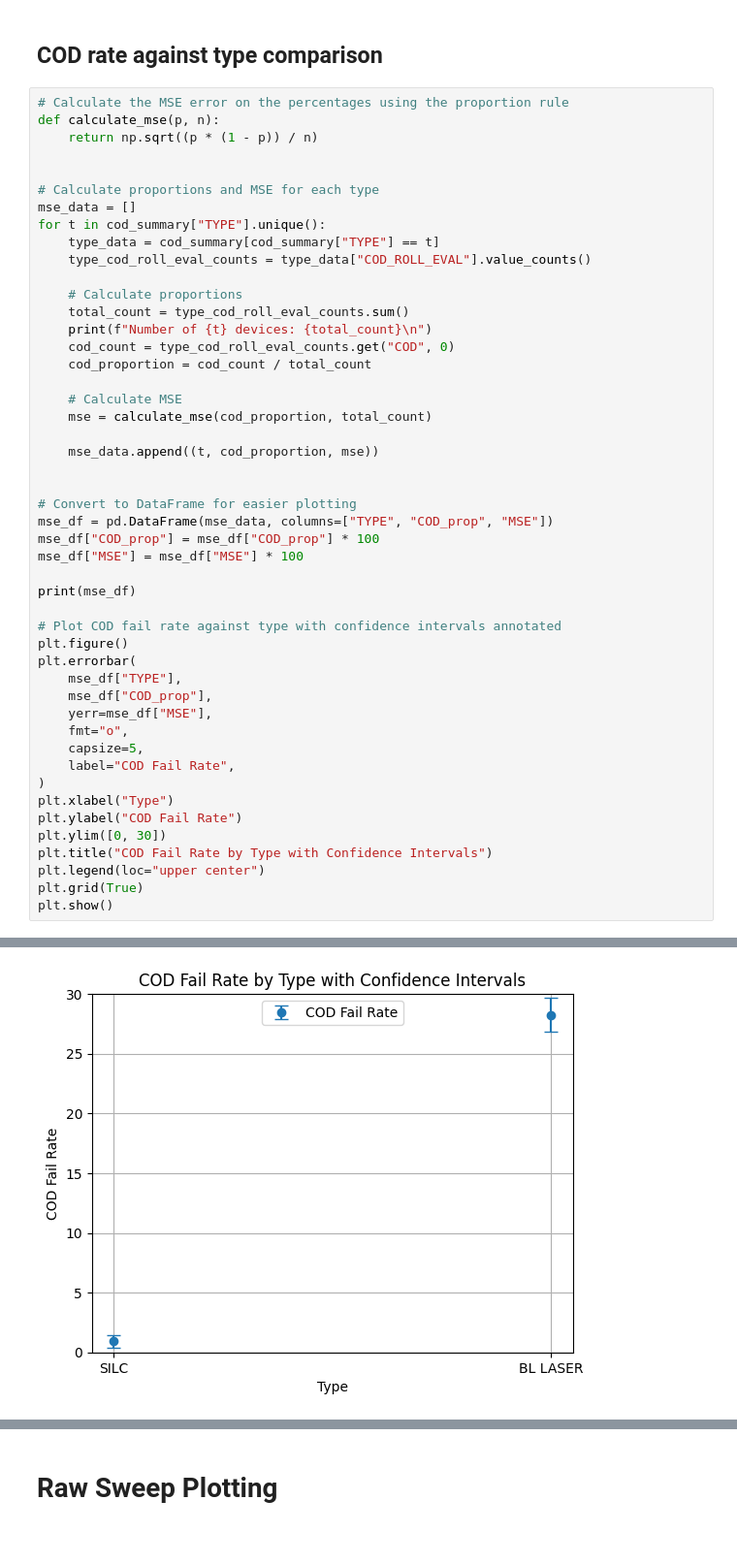
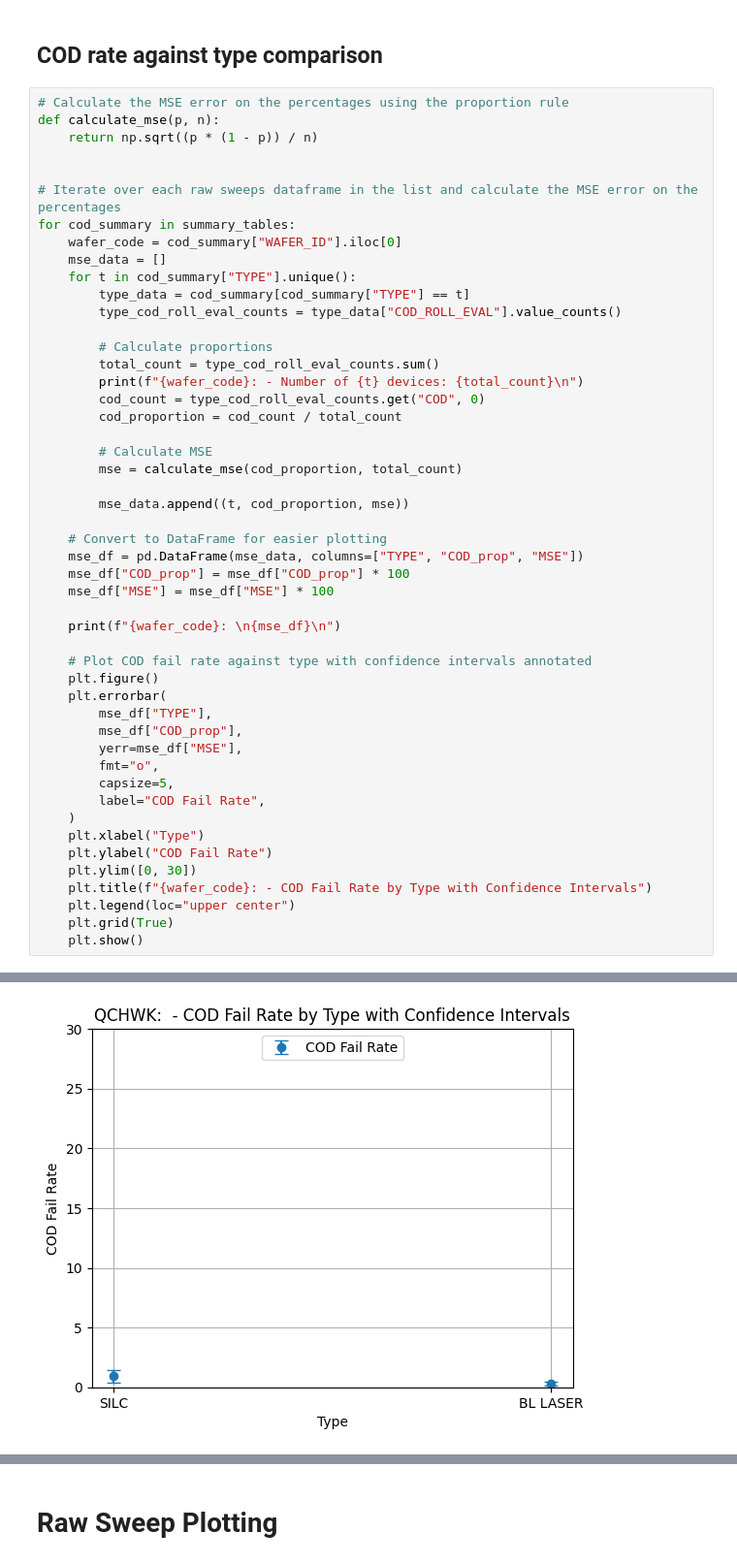
Before and after one commit to VadanKhan/liv-cod-algorithm, a Jupyter notebook: liv_cod_algorithm/cod_algorithm.ipynb, the cells around one changed output, grey strips where cells are left out. Shown at 97% size. Drawn from its saved outputs; the diff is of its cells as text.

Commit message:
Updated COD rate against type to be updated for multiple sample analysis

```diff
--- a/liv_cod_algorithm/cod_algorithm.ipynb
+++ b/liv_cod_algorithm/cod_algorithm.ipynb
@@ -504,46 +462,47 @@ def calculate_mse(p, n):
     return np.sqrt((p * (1 - p)) / n)
 
 
-# Calculate proportions and MSE for each type
-mse_data = []
-for t in cod_summary["TYPE"].unique():
-    type_data = cod_summary[cod_summary["TYPE"] == t]
-    type_cod_roll_eval_counts = type_data["COD_ROLL_EVAL"].value_counts()
+# Iterate over each raw sweeps dataframe in the list and calculate the MSE error on the percentages
+for cod_summary in summary_tables:
+    wafer_code = cod_summary["WAFER_ID"].iloc[0]
+    mse_data = []
+    for t in cod_summary["TYPE"].unique():
+        type_data = cod_summary[cod_summary["TYPE"] == t]
+        type_cod_roll_eval_counts = type_data["COD_ROLL_EVAL"].value_counts()
 
-    # Calculate proportions
-    total_count = type_cod_roll_eval_counts.sum()
-    print(f"Number of {t} devices: {total_count}\n")
-    cod_count = type_cod_roll_eval_counts.get("COD", 0)
-    cod_proportion = cod_count / total_count
+        # Calculate proportions
+        total_count = type_cod_roll_eval_counts.sum()
+        print(f"{wafer_code}: - Number of {t} devices: {total_count}\n")
+        cod_count = type_cod_roll_eval_counts.get("COD", 0)
+        cod_proportion = cod_count / total_count
 
-    # Calculate MSE
-    mse = calculate_mse(cod_proportion, total_count)
+        # Calculate MSE
+        mse = calculate_mse(cod_proportion, total_count)
 
-    mse_data.append((t, cod_proportion, mse))
+        mse_data.append((t, cod_proportion, mse))
 
+    # Convert to DataFrame for easier plotting
+    mse_df = pd.DataFrame(mse_data, columns=["TYPE", "COD_prop", "MSE"])
+    mse_df["COD_prop"] = mse_df["COD_prop"] * 100
+    mse_df["MSE"] = mse_df["MSE"] * 100
 
-# Convert to DataFrame for easier plotting
-mse_df = pd.DataFrame(mse_data, columns=["TYPE", "COD_prop", "MSE"])
-mse_df["COD_prop"] = mse_df["COD_prop"] * 100
-mse_df["MSE"] = mse_df["MSE"] * 100
+    print(f"{wafer_code}: \n{mse_df}\n")
 
-print(mse_df)
-
-# Plot COD fail rate against type with confidence intervals annotated
-plt.figure()
-plt.errorbar(
-    mse_df["TYPE"],
-    mse_df["COD_prop"],
-    yerr=mse_df["MSE"],
-    fmt="o",
-    capsize=5,
-    label="COD Fail Rate",
-)
-plt.xlabel("Type")
-plt.ylabel("COD Fail Rate")
-plt.ylim([0, 30])
-plt.title("COD Fail Rate by Type with Confidence Intervals")
-plt.legend(loc="upper center")
-plt.grid(True)
-plt.show()
+    # Plot COD fail rate against type with confidence intervals annotated
+    plt.figure()
+    plt.errorbar(
+        mse_df["TYPE"],
+        mse_df["COD_prop"],
+        yerr=mse_df["MSE"],
+        fmt="o",
+        capsize=5,
+        label="COD Fail Rate",
+    )
+    plt.xlabel("Type")
+    plt.ylabel("COD Fail Rate")
+    plt.ylim([0, 30])
+    plt.title(f"{wafer_code}: - COD Fail Rate by Type with Confidence Intervals")
+    plt.legend(loc="upper center")
+    plt.grid(True)
+    plt.show()
 # %% [output]
@@ -557 +517 @@ Number of BL LASER devices: 966
-[figure, old version]
+[figure, new version]
```
Also changed, not shown: parts of 4 cells of this notebook, 1 other file.
